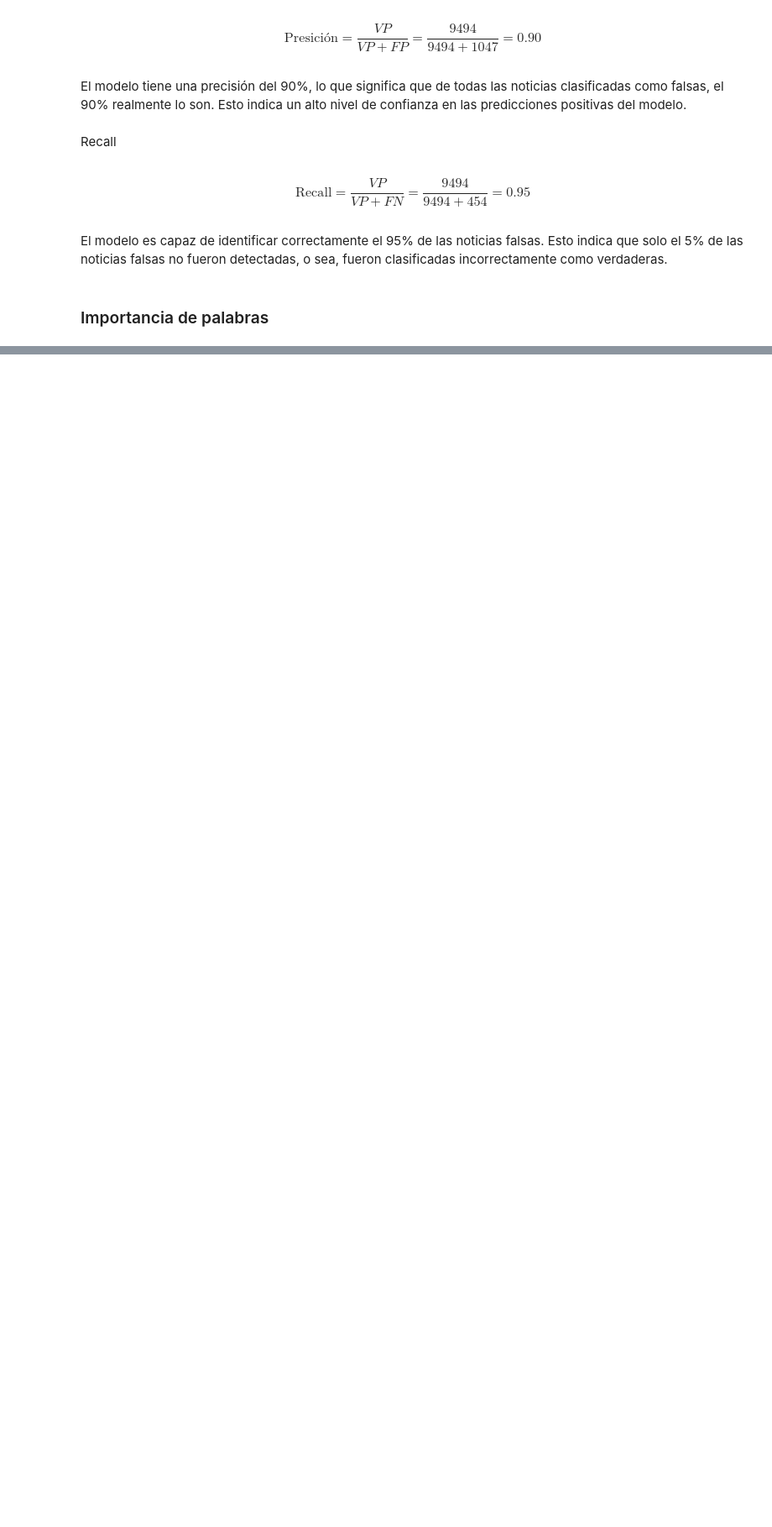
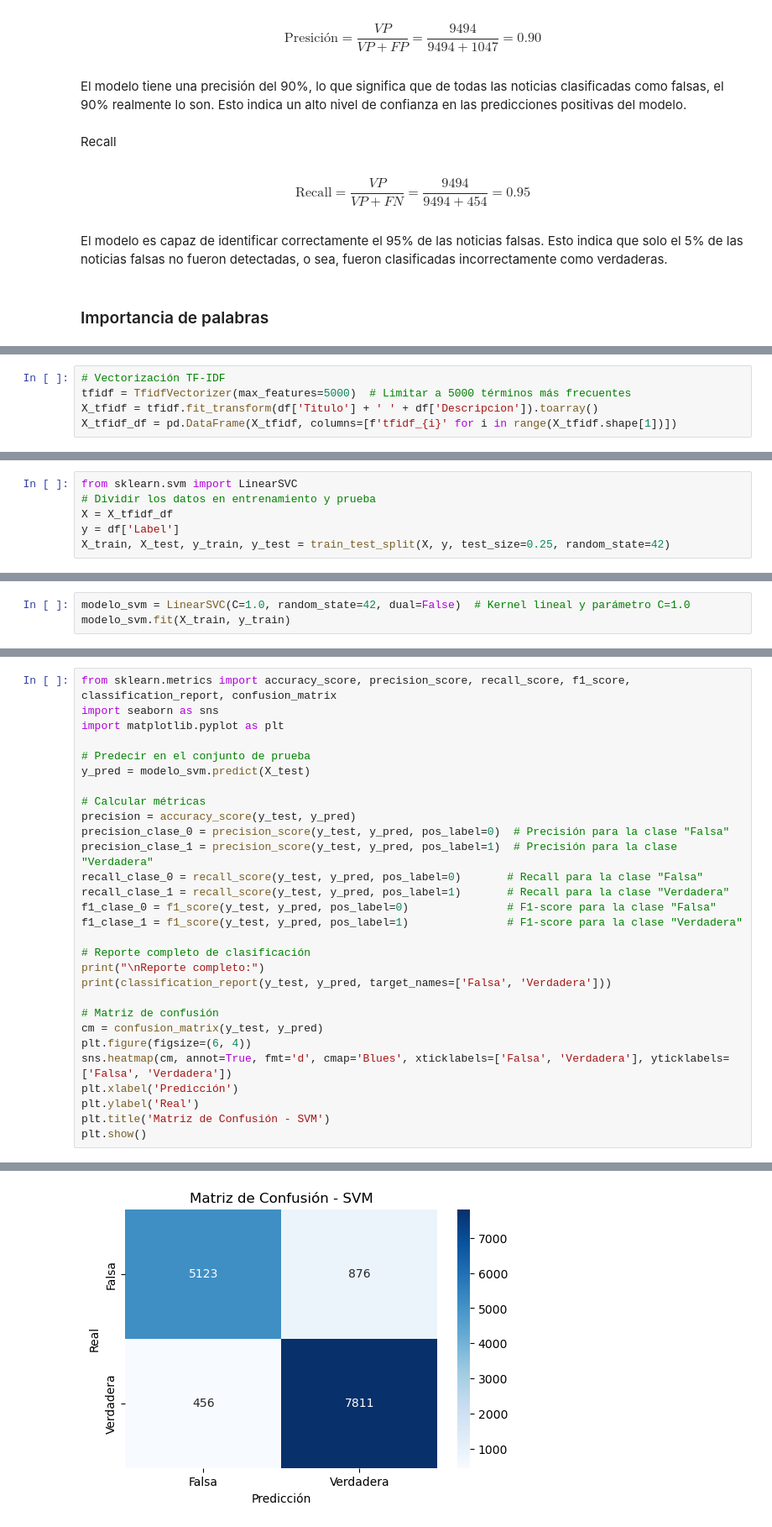
Before and after one commit to JairoFierro/Proy1, a Jupyter notebook: proyecto1.ipynb, the cells around one changed output, grey strips where cells are left out. Shown at 84% size. Drawn from its saved outputs; the diff is of its cells as text; blank space fills up the shorter version.

```diff
--- a/proyecto1.ipynb
+++ b/proyecto1.ipynb
@@ -697,0 +607,5 @@ top_words
+# %%
+# Vectorización TF-IDF
+tfidf = TfidfVectorizer(max_features=5000)  # Limitar a 5000 términos más frecuentes
+X_tfidf = tfidf.fit_transform(df['Titulo'] + ' ' + df['Descripcion']).toarray()
+X_tfidf_df = pd.DataFrame(X_tfidf, columns=[f'tfidf_{i}' for i in range(X_tfidf.shape[1])])
@@ -697,0 +616,6 @@ top_words
+# %%
+from sklearn.svm import LinearSVC
+# Dividir los datos en entrenamiento y prueba
+X = X_tfidf_df
+y = df['Label']
+X_train, X_test, y_train, y_test = train_test_split(X, y, test_size=0.25, random_state=42)
@@ -697,0 +626,3 @@ top_words
+# %%
+modelo_svm = LinearSVC(C=1.0, random_state=42, dual=False)  # Kernel lineal y parámetro C=1.0
+modelo_svm.fit(X_train, y_train)
@@ -697,0 +644,30 @@ top_words
+# %%
+from sklearn.metrics import accuracy_score, precision_score, recall_score, f1_score, classification_report, confusion_matrix
+import seaborn as sns
+import matplotlib.pyplot as plt
+
+# Predecir en el conjunto de prueba
+y_pred = modelo_svm.predict(X_test)
+
+# Calcular métricas
+precision = accuracy_score(y_test, y_pred)
+precision_clase_0 = precision_score(y_test, y_pred, pos_label=0)  # Precisión para la clase "Falsa"
+precision_clase_1 = precision_score(y_test, y_pred, pos_label=1)  # Precisión para la clase "Verdadera"
+recall_clase_0 = recall_score(y_test, y_pred, pos_label=0)       # Recall para la clase "Falsa"
+recall_clase_1 = recall_score(y_test, y_pred, pos_label=1)       # Recall para la clase "Verdadera"
+f1_clase_0 = f1_score(y_test, y_pred, pos_label=0)               # F1-score para la clase "Falsa"
+f1_clase_1 = f1_score(y_test, y_pred, pos_label=1)               # F1-score para la clase "Verdadera"
+
+# Reporte completo de clasificación
+print("\nReporte completo:")
+print(classification_report(y_test, y_pred, target_names=['Falsa', 'Verdadera']))
+
+# Matriz de confusión
+cm = confusion_matrix(y_test, y_pred)
+plt.figure(figsize=(6, 4))
+sns.heatmap(cm, annot=True, fmt='d', cmap='Blues', xticklabels=['Falsa', 'Verdadera'], yticklabels=['Falsa', 'Verdadera'])
+plt.xlabel('Predicción')
+plt.ylabel('Real')
+plt.title('Matriz de Confusión - SVM')
+plt.show()
+# %% [output]
@@ -697,0 +683 @@ top_words
+[figure, added]
```
Also changed, not shown: parts of 49 cells of this notebook.
